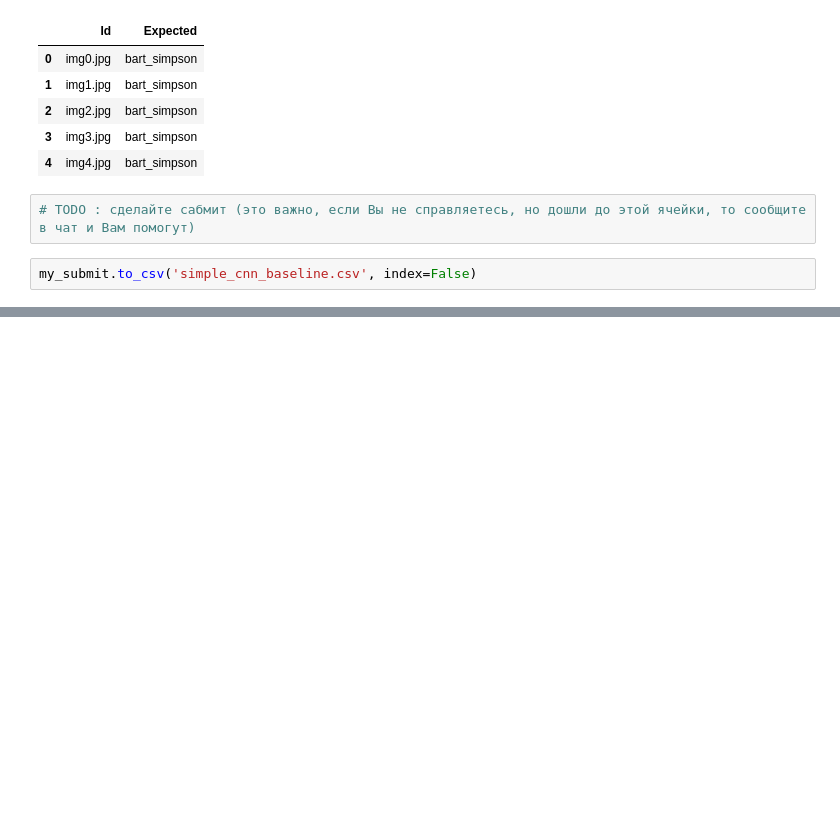
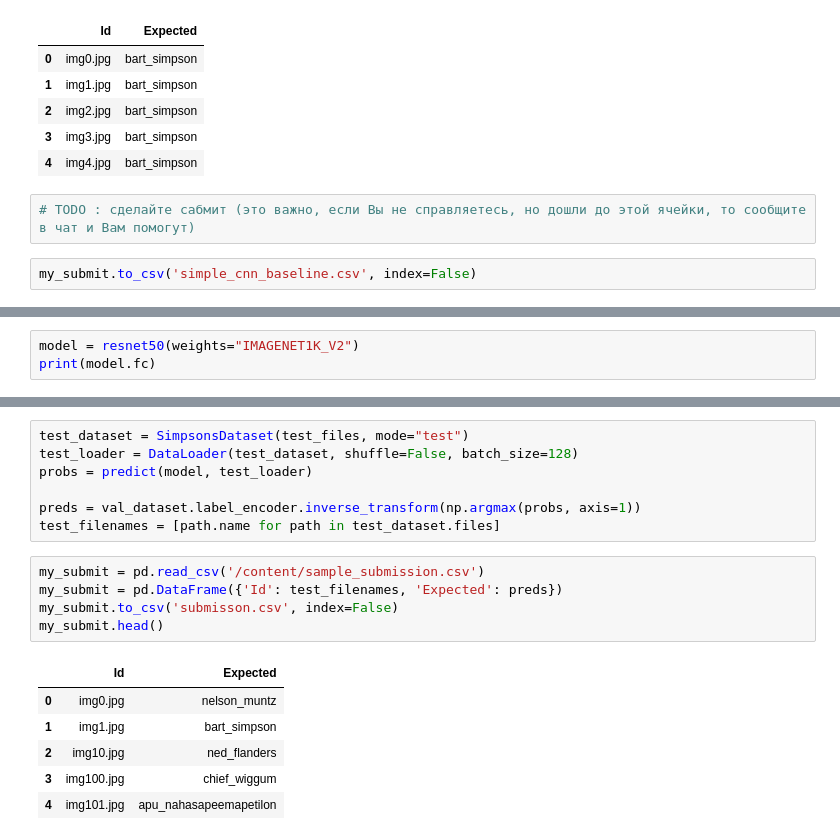
Before and after one commit to tmo3zy/colab_notebooks, a Jupyter notebook: week_07_cnn_and_fine_tuning/Homework/hw_5_simpsons_classification.ipynb, the cells around one changed output, grey strips where cells are left out. Saved outputs shown, nothing was run; the diff lists cells and outputs as text; blank space fills up the shorter version.

```diff
--- a/week_07_cnn_and_fine_tuning/Homework/hw_5_simpsons_classification.ipynb
+++ b/week_07_cnn_and_fine_tuning/Homework/hw_5_simpsons_classification.ipynb
@@ -764,0 +892,3 @@ my_submit.to_csv('simple_cnn_baseline.csv', index=False)
+# %%
+model = resnet50(weights="IMAGENET1K_V2")
+print(model.fc)
@@ -764,0 +971,19 @@ my_submit.to_csv('simple_cnn_baseline.csv', index=False)
+# %%
+test_dataset = SimpsonsDataset(test_files, mode="test")
+test_loader = DataLoader(test_dataset, shuffle=False, batch_size=128)
+probs = predict(model, test_loader)
+
+preds = val_dataset.label_encoder.inverse_transform(np.argmax(probs, axis=1))
+test_filenames = [path.name for path in test_dataset.files]
+# %%
+my_submit = pd.read_csv('/content/sample_submission.csv')
+my_submit = pd.DataFrame({'Id': test_filenames, 'Expected': preds})
+my_submit.to_csv('submisson.csv', index=False)
+my_submit.head()
+# %% [output]
+|  | Id | Expected |
+| 0 | img0.jpg | nelson_muntz |
+| 1 | img1.jpg | bart_simpson |
+| 2 | img10.jpg | ned_flanders |
+| 3 | img100.jpg | chief_wiggum |
+| 4 | img101.jpg | apu_nahasapeemapetilon |
```
Also changed, not shown: parts of 23 cells of this notebook.
